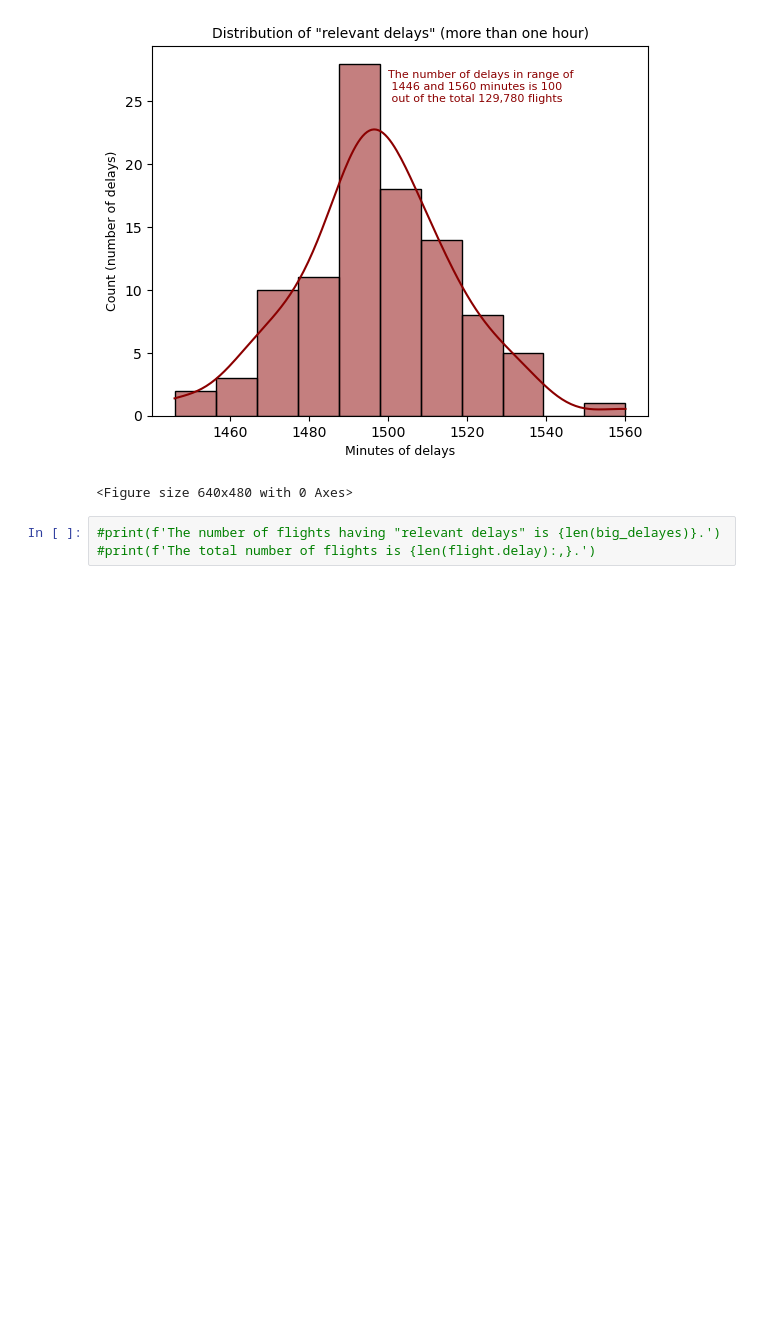
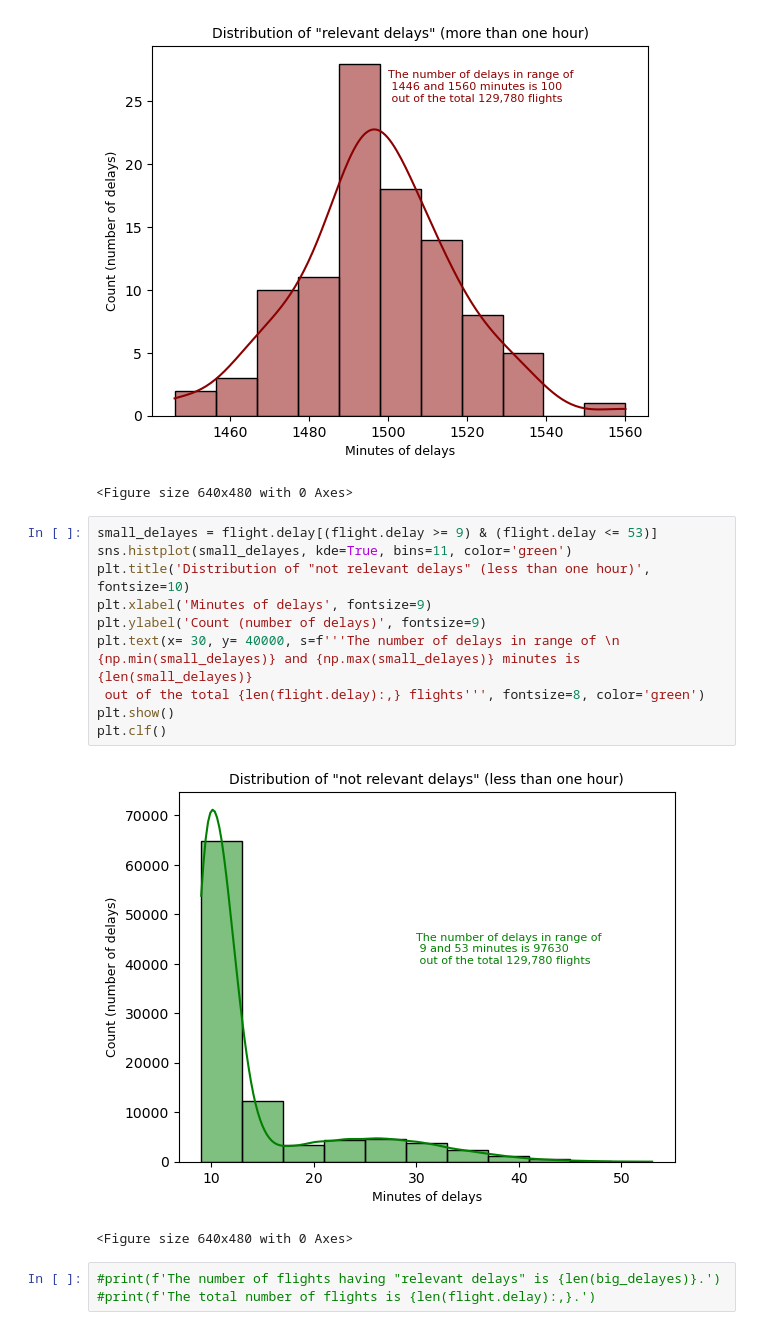
Before and after one commit to LiZoMark841619/Balazs1982, a Jupyter notebook: Jupyter_files/Codecademy_Projects/Airline_analysis/Airline Analysis.ipynb, the cells around one changed output. Cells and saved outputs as stored; diff of their text form; blank space fills up the shorter version.

```diff
--- a/Jupyter_files/Codecademy_Projects/Airline_analysis/Airline Analysis.ipynb
+++ b/Jupyter_files/Codecademy_Projects/Airline_analysis/Airline Analysis.ipynb
@@ -127,6 +136,19 @@ plt.clf()
 # %% [output]
 [figure]
 <Figure size 640x480 with 0 Axes>
+# %%
+small_delayes = flight.delay[(flight.delay >= 9) & (flight.delay <= 53)]
+sns.histplot(small_delayes, kde=True, bins=11, color='green')
+plt.title('Distribution of "not relevant delays" (less than one hour)', fontsize=10)
+plt.xlabel('Minutes of delays', fontsize=9)
+plt.ylabel('Count (number of delays)', fontsize=9)
+plt.text(x= 30, y= 40000, s=f'''The number of delays in range of \n {np.min(small_delayes)} and {np.max(small_delayes)} minutes is {len(small_delayes)}
+ out of the total {len(flight.delay):,} flights''', fontsize=8, color='green')
+plt.show()
+plt.clf()
+# %% [output]
+[figure, added]
+<Figure size 640x480 with 0 Axes>
 # %%
 #print(f'The number of flights having "relevant delays" is {len(big_delayes)}.')
 #print(f'The total number of flights is {len(flight.delay):,}.')
```
Also changed, not shown: parts of 1 cell of this notebook.
